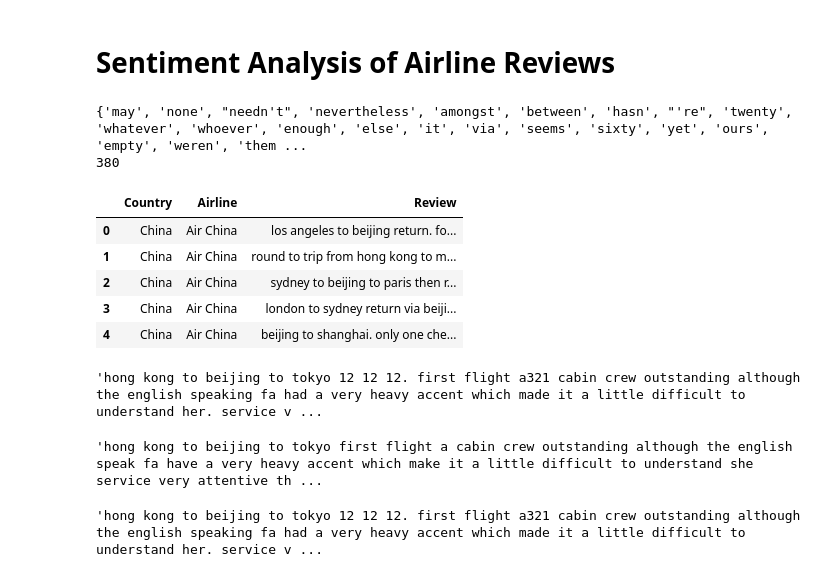
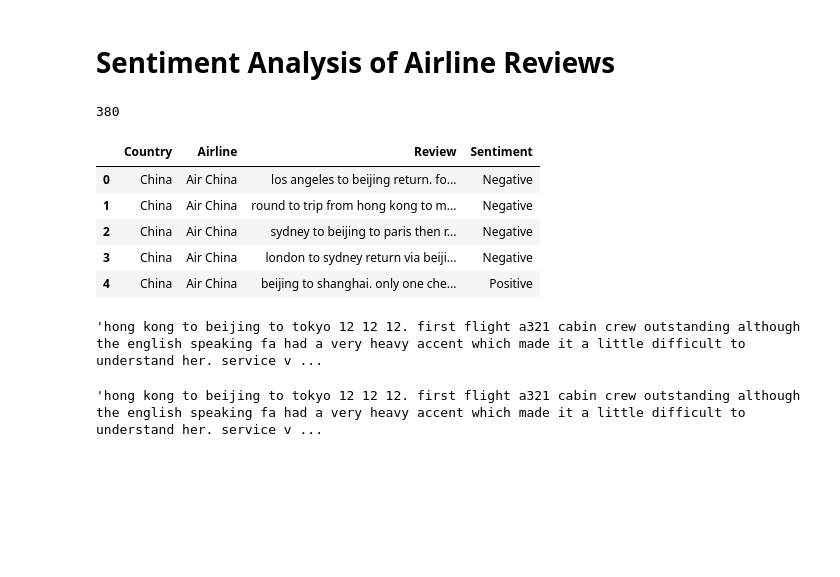
Before and after one commit to 1422-samu/Airline-Review-Sentiment-Analysis, a Jupyter notebook: Word2Vec Model for Airline Review.ipynb, the cells around one changed output. Drawn from its saved outputs; the diff is of its cells as text; code cells hidden in the pictures; blank space fills up the shorter version.

```diff
--- a/Word2Vec Model for Airline Review.ipynb
+++ b/Word2Vec Model for Airline Review.ipynb
@@ -30,22 +30,20 @@ stop_words.remove('not')
 pd.set_option('display.max_colwidth', 50)
 pd.set_option('display.max_rows', None)
 
-print(stop_words)
 print(len(stop_words))
 # %% [output]
-{'may', 'none', "needn't", 'nevertheless', 'amongst', 'between', 'hasn', "'re", 'twenty', 'whatever', 'whoever', 'enough', 'else', 'it', 'via', 'seems', 'sixty', 'yet', 'ours', 'empty', 'weren', 'them ...
 380
 # %%
 df = pd.read_csv('airline_df_cleaned.csv')
-reviews = df[['Country','Airline','Review']].copy(deep=True)
+reviews = df[['Country','Airline','Review','Sentiment']].copy(deep=True)
 reviews.head()
 # %% [output]
-|  | Country | Airline | Review |
-| 0 | China | Air China | los angeles to beijing return. fo... |
-| 1 | China | Air China | round to trip from hong kong to m... |
-| 2 | China | Air China | sydney to beijing to paris then r... |
-| 3 | China | Air China | london to sydney return via beiji... |
-| 4 | China | Air China | beijing to shanghai. only one che... |
+|  | Country | Airline | Review | Sentiment |
+| 0 | China | Air China | los angeles to beijing return. fo... | Negative |
+| 1 | China | Air China | round to trip from hong kong to m... | Negative |
+| 2 | China | Air China | sydney to beijing to paris then r... | Negative |
+| 3 | China | Air China | london to sydney return via beiji... | Negative |
+| 4 | China | Air China | beijing to shanghai. only one che... | Positive |
 # %%
 reviews['Review'][60]
 # %% [output]
@@ -58,15 +56,6 @@ def lemmatize_text(text):
     return " ".join([token.lemma_ for token in doc if token not in stop_words])
 
 reviews['Cleaned_Review'] = reviews['Review'].apply(lemmatize_text)
-# %%
-def words_only(text):
-    return " ".join(re.findall(r'[A-Za-z]+', text))
-
-reviews['Review2'] = reviews['Cleaned_Review'].apply(lambda x: words_only(x))
-
-reviews['Review2'][60]
-# %% [output]
-'hong kong to beijing to tokyo first flight a cabin crew outstanding although the english speak fa have a very heavy accent which make it a little difficult to understand she service very attentive th ...
 # %%
 reviews['Review'][60]
 # %% [output]
```
Also changed, not shown: parts of 13 cells of this notebook, 2 other files.
